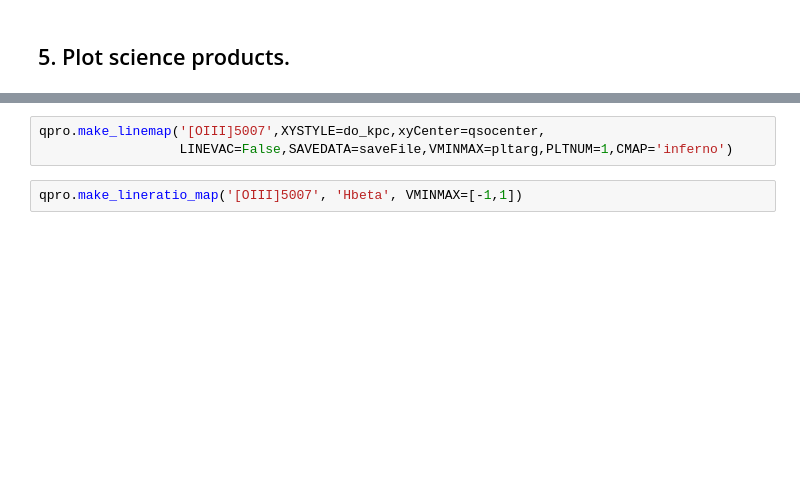
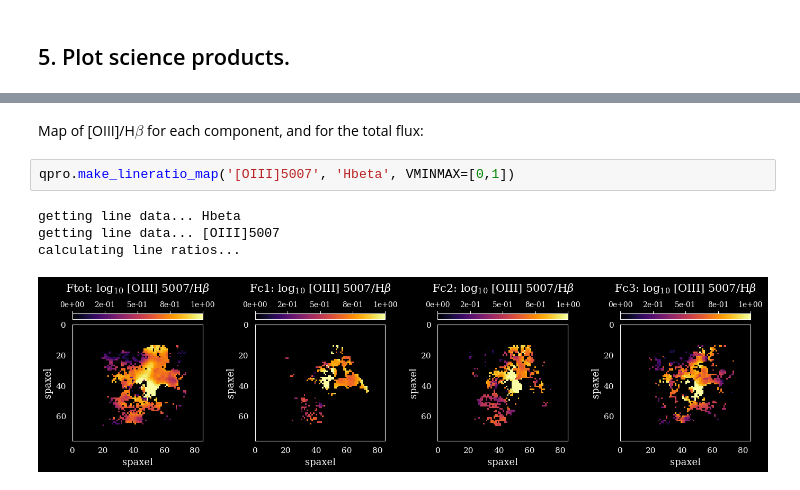
Before and after one commit to Q3D/q3dfit, a Jupyter notebook: jnb/q3dfit_example_restframeopt_nirspec.ipynb, the cells around one changed output, grey strips where cells are left out. Cells and saved outputs as stored; diff of their text form; blank space fills up the shorter version.

```diff
--- a/jnb/q3dfit_example_restframeopt_nirspec.ipynb
+++ b/jnb/q3dfit_example_restframeopt_nirspec.ipynb
@@ -397,5 +472,9 @@ qpro = q3dpro.Q3Dpro(q3di)
-# %%
-qpro.make_linemap('[OIII]5007',XYSTYLE=do_kpc,xyCenter=qsocenter,
-                  LINEVAC=False,SAVEDATA=saveFile,VMINMAX=pltarg,PLTNUM=1,CMAP='inferno')
+# %% [markdown]
+Map of [OIII]/H$\beta$ for each component, and for the total flux:
 # %%
-qpro.make_lineratio_map('[OIII]5007', 'Hbeta', VMINMAX=[-1,1])
+qpro.make_lineratio_map('[OIII]5007', 'Hbeta', VMINMAX=[0,1])
+# %% [output]
+getting line data... Hbeta
+getting line data... [OIII]5007
+calculating line ratios...
+[figure, added]
```
Also changed, not shown: parts of 25 cells of this notebook, 3 other files.
